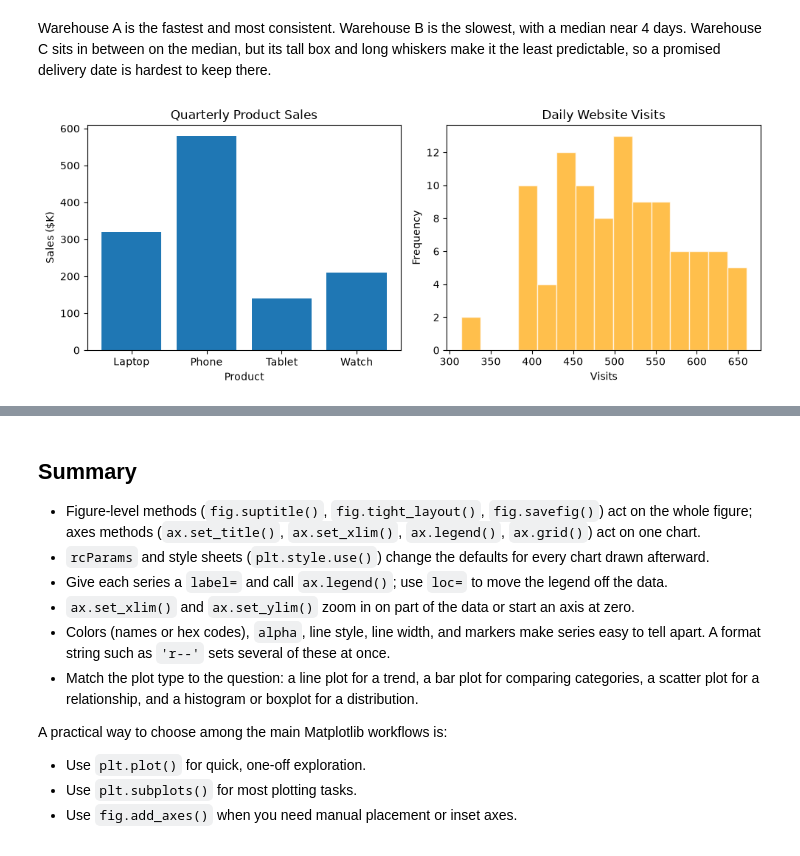
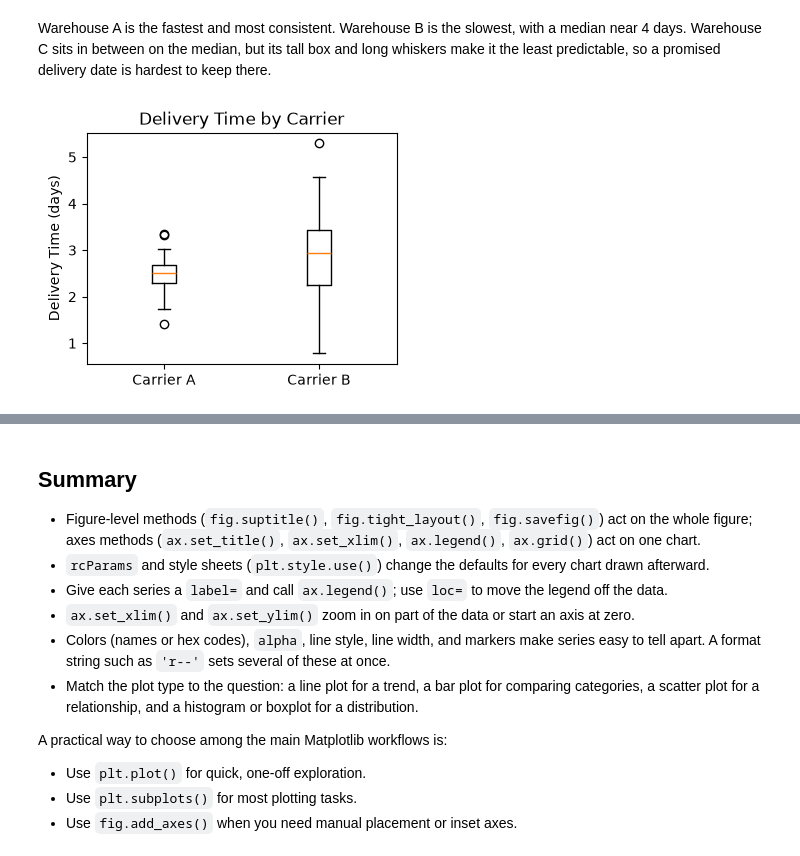
Before and after one commit to tychen742/dsm, a Jupyter notebook: chapters/06-matplotlib/0603-controls-plot-types.ipynb, the cells around one changed output, grey strips where cells are left out. Saved outputs shown, nothing was run; the diff lists cells and outputs as text; code cells hidden in the pictures.

```diff
--- a/chapters/06-matplotlib/0603-controls-plot-types.ipynb
+++ b/chapters/06-matplotlib/0603-controls-plot-types.ipynb
@@ -594,23 +525,0 @@ Warehouse A is the fastest and most consistent. Warehouse B is the slowest, with
-# %%
-### Solution
-import numpy as np
-import matplotlib.pyplot as plt
-
-rng = np.random.default_rng(0)
-products = ['Laptop', 'Phone', 'Tablet', 'Watch']
-sales = [320, 580, 140, 210]
-visits = rng.normal(loc=500, scale=80, size=100)
-
-fig, (ax1, ax2) = plt.subplots(1, 2, figsize=(10, 4))
-ax1.bar(products, sales)
-ax1.set_title('Quarterly Product Sales')
-ax1.set_xlabel('Product')
-ax1.set_ylabel('Sales ($K)')
-ax2.hist(visits, bins=15, color='orange', edgecolor='white', alpha=0.7)
-ax2.set_title('Daily Website Visits')
-ax2.set_xlabel('Visits')
-ax2.set_ylabel('Frequency')
-plt.tight_layout()
-plt.show()
-# %% [output]
-[figure]
@@ -616,0 +542,17 @@ plt.show()
+# %%
+### Solution
+import numpy as np
+import matplotlib.pyplot as plt
+
+rng = np.random.default_rng(1)
+carrier_a = rng.normal(2.5, 0.4, 80)
+carrier_b = rng.normal(3.0, 0.9, 80)
+
+fig, ax = plt.subplots(figsize=(4, 3))
+ax.boxplot([carrier_a, carrier_b])
+ax.set_xticks([1, 2], ['Carrier A', 'Carrier B'])
+ax.set_ylabel('Delivery Time (days)')
+ax.set_title('Delivery Time by Carrier')
+plt.show()
+# %% [output]
+[figure, added]
```
Also changed, not shown: parts of 26 cells of this notebook, 3 other files.
